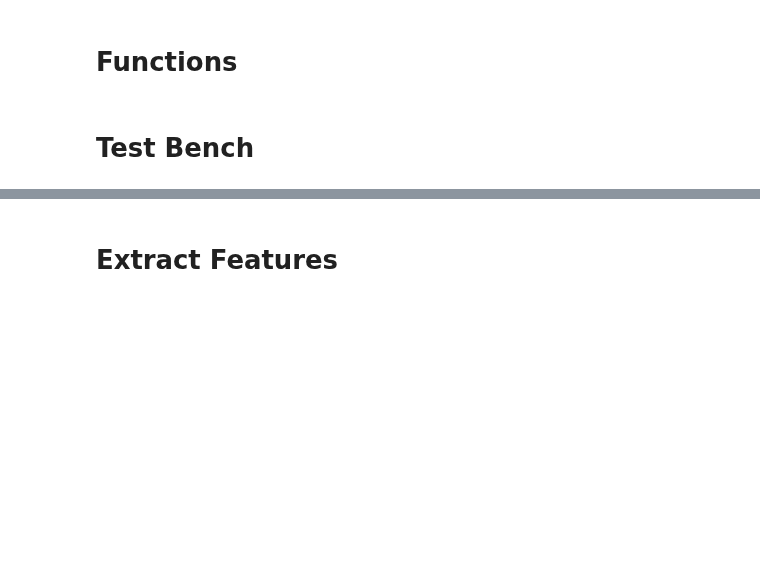
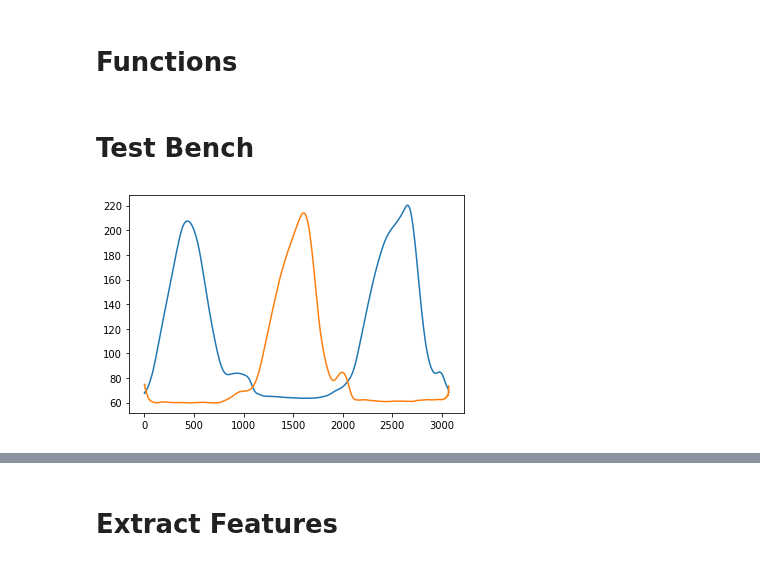
Before and after one commit to atick-faisal/GRF-Synthesis-from-Motion-Trajectories, a Jupyter notebook: src/preprocessing/process_dataset_1_alt.ipynb, the cells around one changed output, grey strips where cells are left out. Cells and saved outputs as stored; diff of their text form; code cells hidden in the pictures; blank space fills up the shorter version.

```diff
--- a/src/preprocessing/process_dataset_1_alt.ipynb
+++ b/src/preprocessing/process_dataset_1_alt.ipynb
@@ -132,5 +132,11 @@ trajectory_x_r, trajectory_y_r, trajectory_z_r = get_trajectories(content, 'righ
 trajectory_x_l, trajectory_y_l, trajectory_z_l = get_trajectories(content, 'left')
 
 force_x, force_y, force_z = get_force(content)
+# %%
+plt.plot(trajectory_z_l[:, 0])
+plt.plot(trajectory_z_r[:, 0])
+plt.show()
+# %% [output]
+[figure, added]
 # %%
 plt.plot(force_z[0])
```
Also changed, not shown: parts of 15 cells of this notebook, 1 other file.
